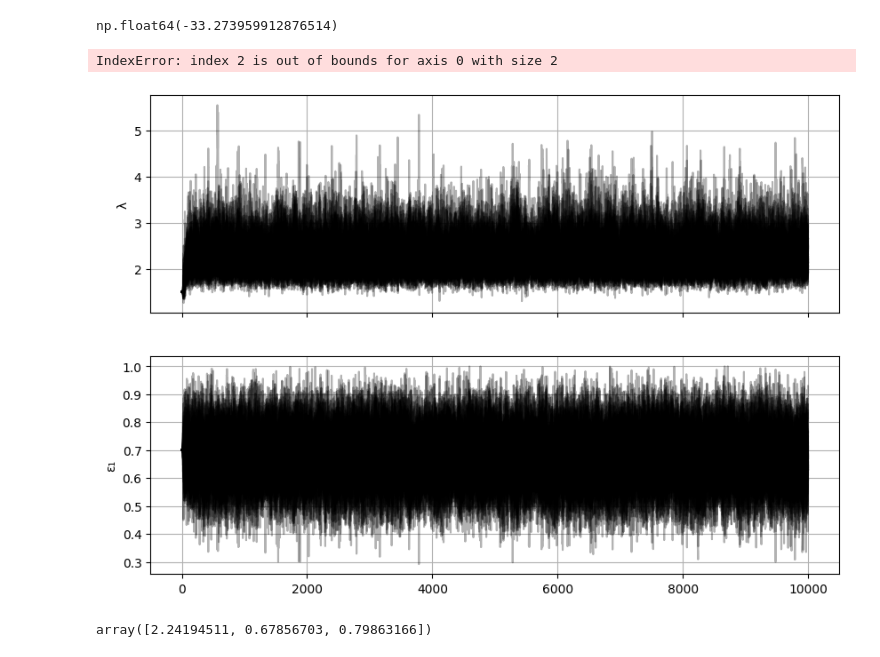
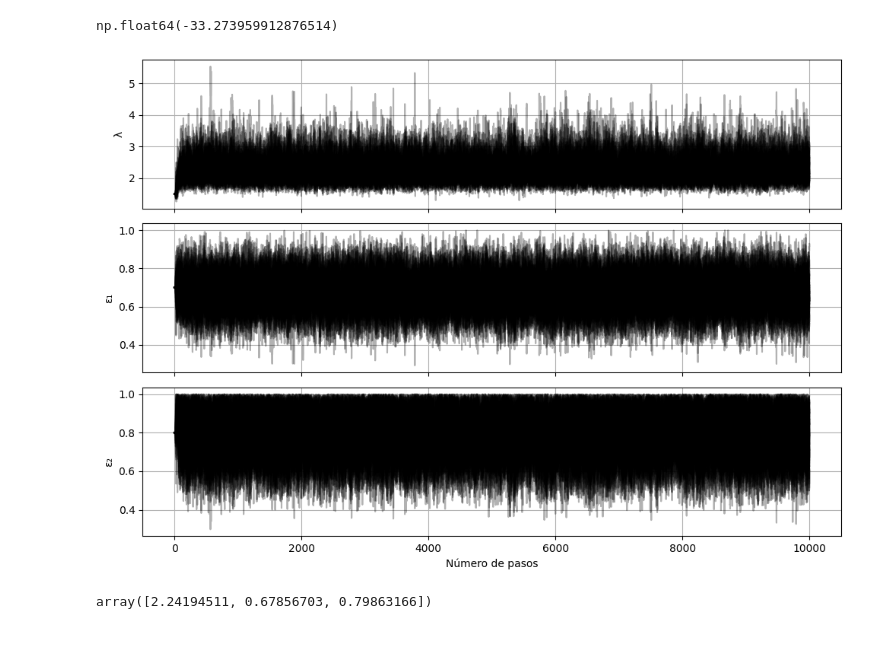
Before and after one commit to KateT840/M-computacionales-1, a Jupyter notebook: Parcial_4.ipynb, the cells around one changed output. Cells and saved outputs as stored; diff of their text form; code cells hidden in the pictures.

```diff
--- a/Parcial_4.ipynb
+++ b/Parcial_4.ipynb
@@ -97,22 +97,21 @@ pos = initial + 1e-4 * np.random.randn(n_walkers, n_params)
 sampler = emcee.EnsembleSampler(n_walkers, n_params, log_posterior, args=(x,))
 pos,prob,state = sampler.run_mcmc(pos,10000,progress=True)
 # %%
-fig, axes = plt.subplots(2, figsize=(10, 7), sharex=True)
+fig, axes = plt.subplots(3, figsize=(10, 7), sharex=True)
 
 samples = sampler.get_chain()
 labels =  ["λ", "ε₁", "ε₂"]
 for i in range(3):
     ax = axes[i]
     ax.plot(samples[:, :, i], "k", alpha=0.3)
     ax.set_ylabel(labels[i])
     ax.grid()
 
 axes[-1].set_xlabel("Número de pasos")
 plt.tight_layout()
 plt.show()
 # %% [output]
-IndexError: index 2 is out of bounds for axis 0 with size 2
-[figure, old version]
+[figure, new version]
 # %%
 flat_samples = sampler.get_chain(discard=500, thin=15, flat=True)
 truths = np.percentile(flat_samples, 50, axis=0)
```
